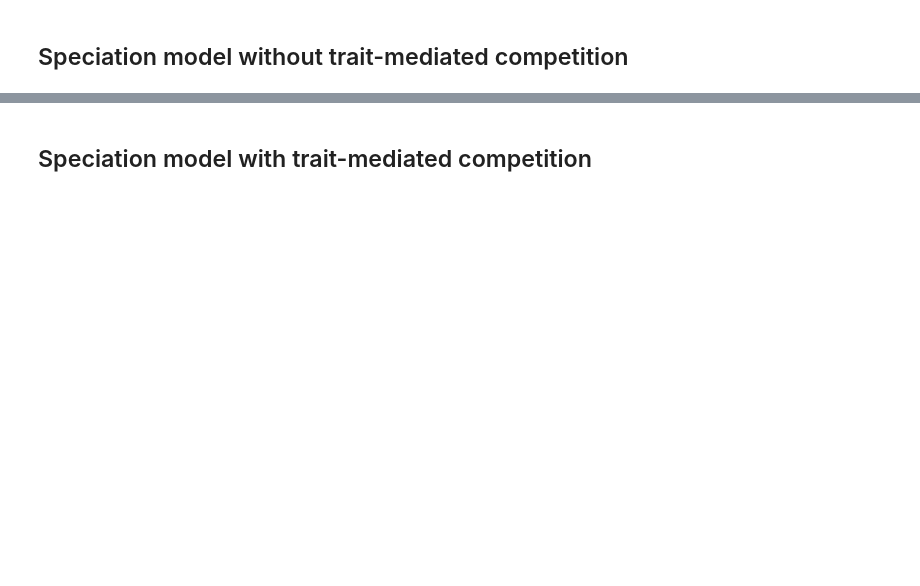
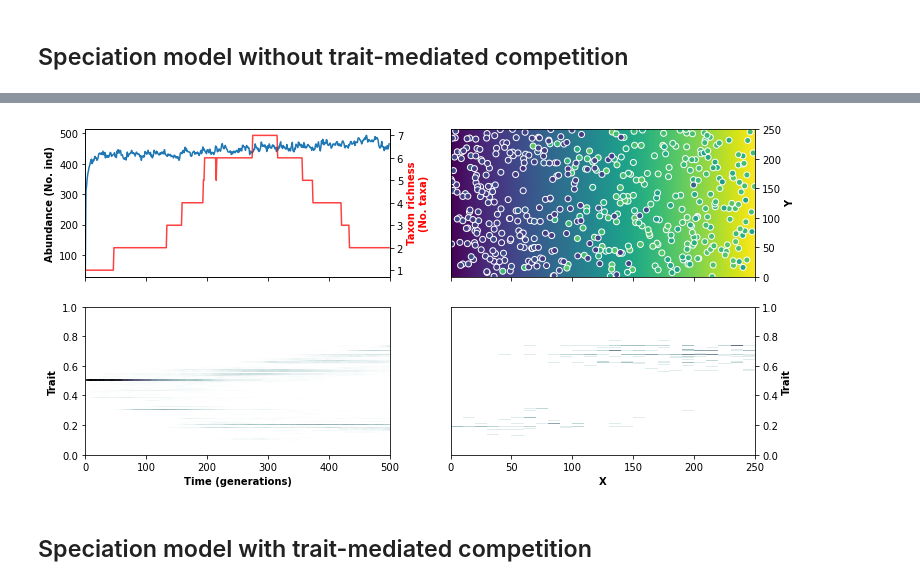
Before and after one commit to fastscape-lem/adascape, a Jupyter notebook: notebooks/basic_speciation_example.ipynb, the cells around one changed output, grey strips where cells are left out. Cells and saved outputs as stored; diff of their text form; code cells hidden in the pictures; blank space fills up the shorter version.

```diff
--- a/notebooks/basic_speciation_example.ipynb
+++ b/notebooks/basic_speciation_example.ipynb
@@ -62,0 +105,43 @@ mut_prob=0.005
+# %%
+def plot_sol(dtf, environment, X):
+    """
+    Plot solution of the model result.
+
+    Parameters
+    ----------
+    dtf: pd.DataFrame
+         with results of the speciation model
+    environment: array-like
+                 environmental field
+    X: array-like
+       x coordinate
+    """
+    num_gen = dtf.step.unique().size
+    fig1, axs1 = plt.subplots(2, 2, sharex="col", figsize=(12, 6))
+    axs1[0,0].plot(dtf.groupby('step').size())
+    axs1_2 = axs1[0,0].twinx()
+    axs1_2.plot(dtf.groupby(['step']).apply(lambda x: x.taxon_id.unique().size), c='red', alpha=0.75)
+
+    h,xedge,yedge,_=axs1[1,0].hist2d(x=dtf['step'], y=dtf['trait_0'],
+                                     range=((0, num_gen), (0, 1)),
+                                     bins=(num_gen, 100), cmap='bone_r')
+    axs1[0, 1].pcolormesh(environment)
+    axs1[0, 1].scatter(dtf['x'].loc[dtf['step']==max(dtf['step'])],
+                       dtf['y'].loc[dtf['step']==max(dtf['step'])],
+                       c=dtf['trait_0'].loc[dtf['step']==max(dtf['step'])],
+                       edgecolor='w',vmin=0, vmax=1)
+    h,xedge,yedge,_=axs1[1,1].hist2d(x=dtf['x'].loc[dtf['step']==max(dtf['step'])],
+                                     y=dtf['trait_0'].loc[dtf['step']==max(dtf['step'])],
+                                     range=((0, X.max()), (0, 1)),
+                                     bins=(25, 250), cmap='bone_r')
+    axs1[0, 1].yaxis.set_label_position("right")
+    axs1[0, 1].yaxis.tick_right()
+    axs1[1, 1].yaxis.set_label_position("right")
+    axs1[1, 1].yaxis.tick_right()
+    axs1[0, 1].set_ylabel('Y', weight='bold')
+    axs1[0, 0].set_ylabel('Abundance (No. ind)', weight='bold')
+    axs1[1, 1].set_ylabel('Trait', weight='bold')
+    axs1[1, 0].set_ylabel('Trait', weight='bold')
+    axs1[1, 1].set_xlabel('X', weight='bold')
+    axs1[1, 0].set_xlabel('Time (generations)', weight='bold')
+    axs1_2.set_ylabel('Taxon richness\n(No. taxa)', weight='bold', color='red')
@@ -168,2 +207,6 @@ Text(0.5, 0, 'Time (generations)')
+# %%
+plot_sol(df1, environment, x)
+# %% [output]
+[figure, added]
 # %% [markdown]
 ## Speciation model with trait-mediated competition
```
Also changed, not shown: parts of 23 cells of this notebook, 5 other files.
